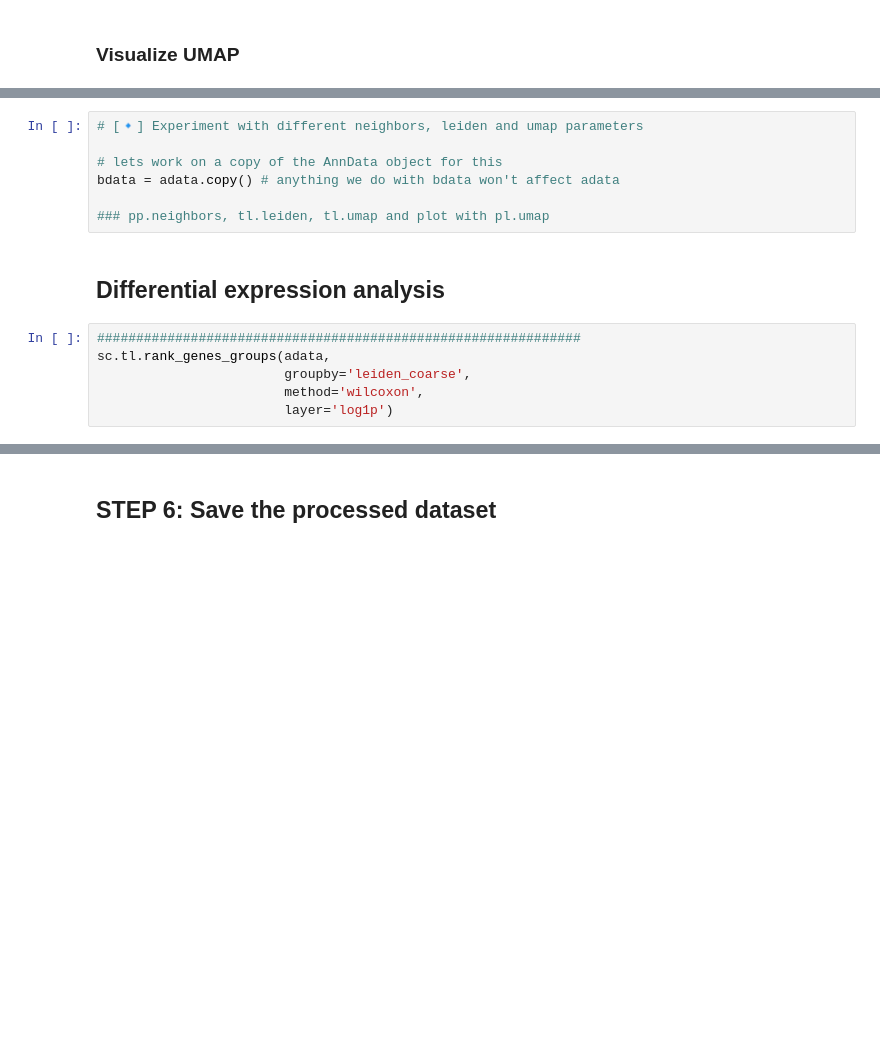
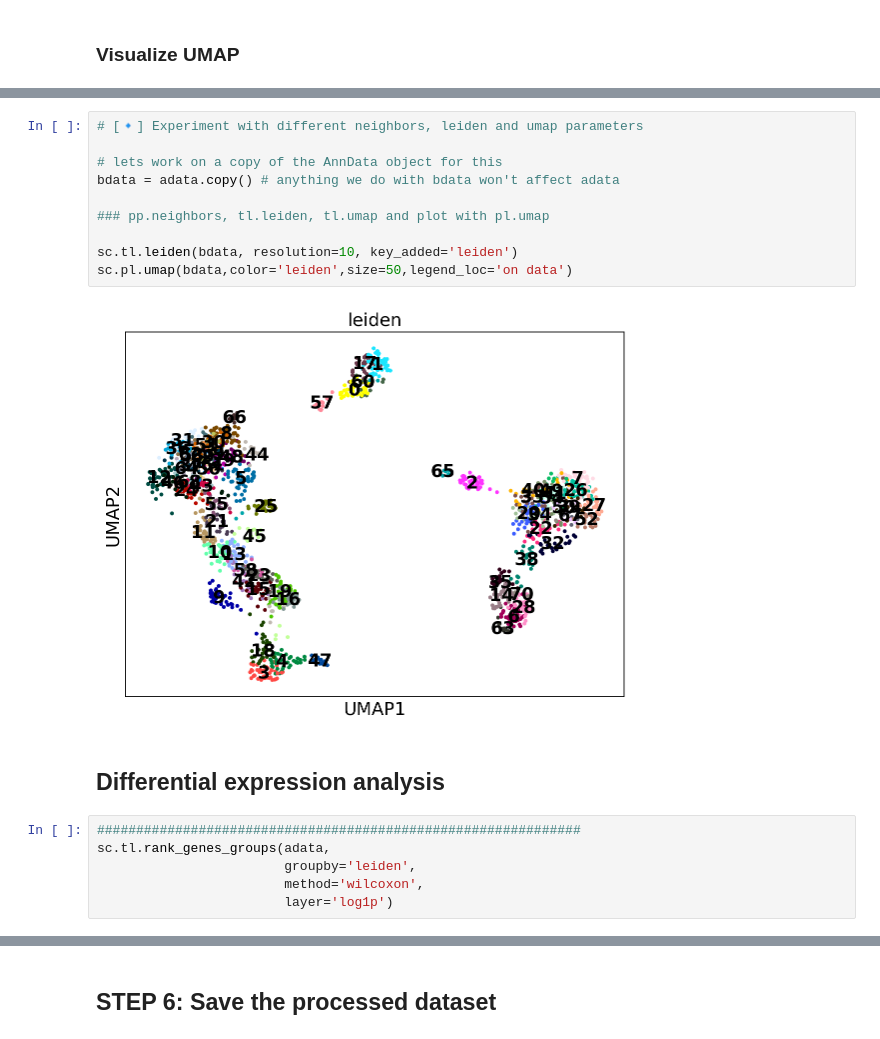
Before and after one commit to alessandraveinbachs/VeinbachsA_225A, a Jupyter notebook: VeinbachsA_bms225a_ds_workshop_3_student_notebook_2025.ipynb, the cells around one changed output, grey strips where cells are left out. Drawn from its saved outputs; the diff is of its cells as text; blank space fills up the shorter version.

```diff
--- a/VeinbachsA_bms225a_ds_workshop_3_student_notebook_2025.ipynb
+++ b/VeinbachsA_bms225a_ds_workshop_3_student_notebook_2025.ipynb
@@ -515,16 +551,21 @@ sc.pl.umap(adata,color='leiden',size=50,legend_loc='on data')
 # %%
 # [🔹] Experiment with different neighbors, leiden and umap parameters
 
 # lets work on a copy of the AnnData object for this
 bdata = adata.copy() # anything we do with bdata won't affect adata
 
 ### pp.neighbors, tl.leiden, tl.umap and plot with pl.umap
+
+sc.tl.leiden(bdata, resolution=10, key_added='leiden')
+sc.pl.umap(bdata,color='leiden',size=50,legend_loc='on data')
+# %% [output]
+[figure, added]
 # %% [markdown]
 ## Differential expression analysis
 # %%
 ##############################################################
 sc.tl.rank_genes_groups(adata,
-                        groupby='leiden_coarse',
+                        groupby='leiden',
                         method='wilcoxon',
                         layer='log1p')
 # %%
```
Also changed, not shown: parts of 22 cells of this notebook.
